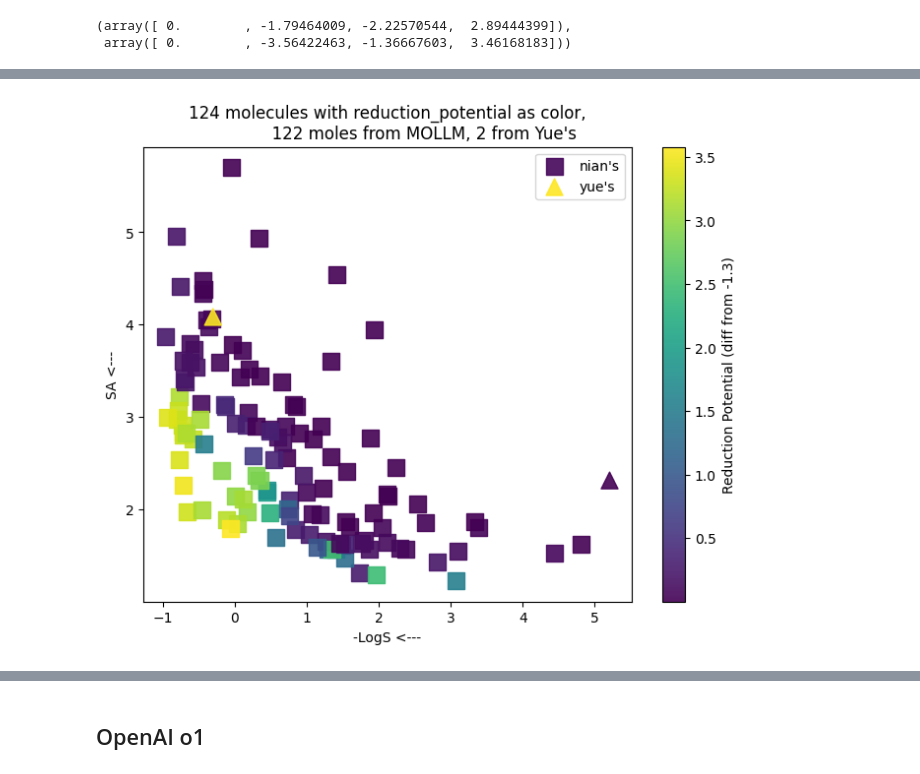
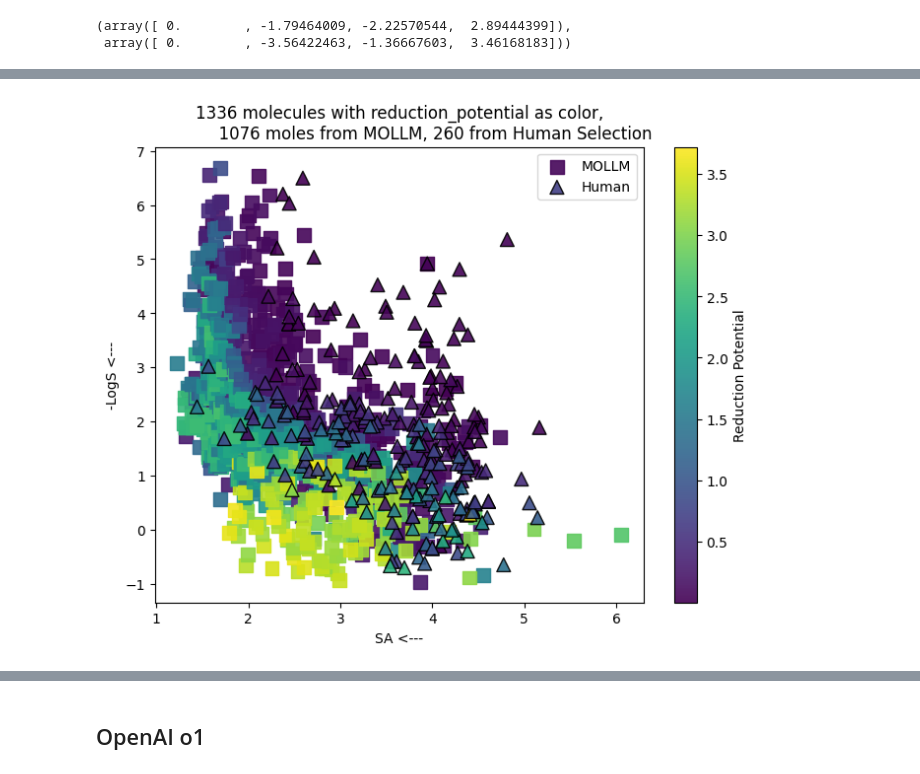
Before and after one commit to lzz-z/MCCE, a Jupyter notebook: test.ipynb, the cells around one changed output, grey strips where cells are left out. Saved outputs shown, nothing was run; the diff lists cells and outputs as text; code cells hidden in the pictures.

```diff
--- a/test.ipynb
+++ b/test.ipynb
@@ -370,0 +502,5 @@ print(transform4moo(5,7,'qed','increase')) # -7
+# %%
+import pickle
+with open('/home/v-nianran/src/results/sa_drd2_qed_gsk3b_jnk3_best100_45.pkl','rb') as f:
+    results = pickle.load(f)
+results.keys()
@@ -370,0 +548,3 @@ print(transform4moo(5,7,'qed','increase')) # -7
+# %%
+for i in best10:
+    print(i.property,i.total)
@@ -370,0 +562,4 @@ print(transform4moo(5,7,'qed','increase')) # -7
+# %%
+best10 = sorted(points, key=lambda item: item.total, reverse=True)[:10]
+for i in best10:
+    print(i.property,i.total)
@@ -370,0 +577,4 @@ print(transform4moo(5,7,'qed','increase')) # -7
+# %%
+best10 = sorted(all_mols, key=lambda item: item.total, reverse=True)[:10]
+for i in best10:
+    print(i.property,i.total)
@@ -614,9 +1043,10 @@ def make_2dplot_with_colorbar(yue_smiles, pops, property1, property2, property3,
     yue_values = []
 
     for p in pops:
-        value1 = -p.property[property1]  # Use negative of 'logs' for the x-axis
-        value2 = p.property[property2]  # SA for y-axis
-        value3 = abs(p.property[property3] + 1.3)  # Reduction potential for color
+        value1 = p.property[property1]  # SA for y-axis
+        value2 = -p.property[property2]  # Use negative of 'logs' for the x-axis
+        value3 = abs(p.property[property3] + 1.3)   # Reduction potential for color
+
 
         if p.value in yue_smiles:
             yue.append([value1, value2])
@@ -626,36 +1056,36 @@ def make_2dplot_with_colorbar(yue_smiles, pops, property1, property2, property3,
             nian_values.append(value3)
 
     # Convert to NumPy arrays for plotting
     nian = np.array(nian)
     yue = np.array(yue)
     nian_values = np.array(nian_values)
     yue_values = np.array(yue_values)
 
     # Create a scatter plot
     plt.figure(figsize=(8, 6))
 
     # Scatter for nian's points
-    scatter_nian = plt.scatter(nian[:, 0], nian[:, 1], c=nian_values,  marker='s', label="nian's", alpha=0.9, s=150)
+    scatter_nian = plt.scatter(nian[:, 0], nian[:, 1], c=nian_values,  marker='s', label="MOLLM", alpha=0.9, s=100)
 
     # Scatter for yue's points
-    scatter_yue = plt.scatter(yue[:, 0], yue[:, 1], c=yue_values, marker='^', label="yue's", alpha=0.9, s=150)
+    scatter_yue = plt.scatter(yue[:, 0], yue[:, 1], c=yue_values, edgecolor='black', marker='^', label="Human", alpha=0.9, s=100)
 
     # Add color bar for the third property (reduction potential)
     cbar = plt.colorbar(scatter_nian)
     cbar.set_label(cbar_label)
 
     # Labels and legend
     plt.xlabel(xlabel)
     plt.ylabel(ylabel)
     plt.legend()
     plt.title(f'{len(pops)} molecules with {property3} as color,\n\
-              {len(nian)} moles from MOLLM, {len(yue)} from Yue\'s')
+              {len(nian)} moles from MOLLM, {len(yue)} from Human Selection')
 
     # Show plot
     plt.show()
 
 # Example usage
-make_2dplot_with_colorbar(yue_best_moles_strings, fronts0_moles, 'logs', 'sa', 'reduction_potential',
-                          '-LogS <---', 'SA <---', 'Reduction Potential (diff from -1.3)', cmap='inferno')
+make_2dplot_with_colorbar(yue_best_moles_strings, real_best, 'sa','logs', 'reduction_potential',
+                           'SA <---', '-LogS <---',  'Reduction Potential', cmap='inferno')
 # %% [output]
-[figure, old version]
+[figure, new version]
```
Also changed, not shown: parts of 45 cells of this notebook, 11 other files.
